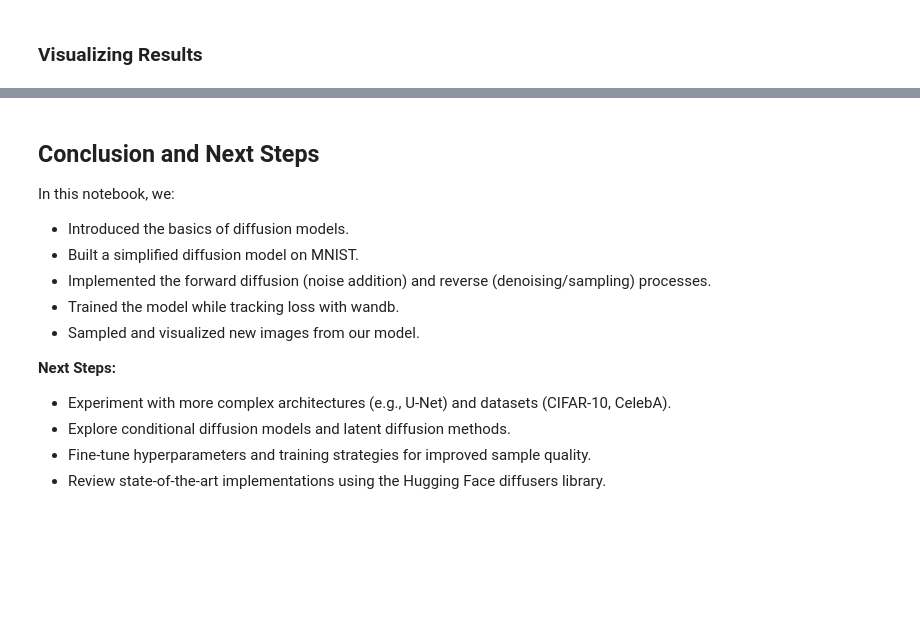
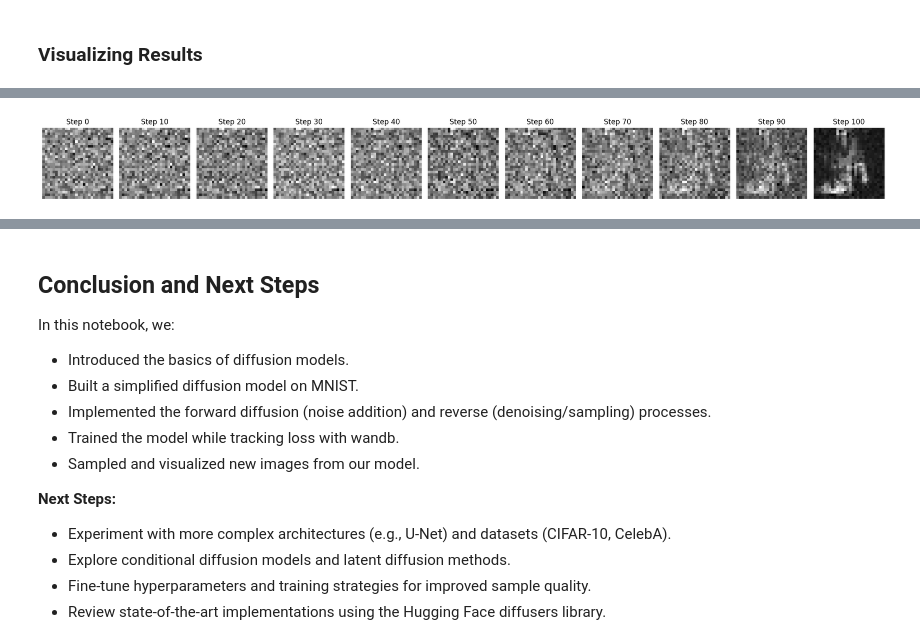
Before and after one commit to hussamalafandi/Generative_AI, a Jupyter notebook: 03/03_diffusion.ipynb, the cells around one changed output, grey strips where cells are left out. Cells and saved outputs as stored; diff of their text form; code cells hidden in the pictures; blank space fills up the shorter version.

Commit message:
Extend U-Net to diffusion settings

```diff
--- a/03/03_diffusion.ipynb
+++ b/03/03_diffusion.ipynb
@@ -272,0 +247,15 @@ def q_sample(x0, t, noise=None):
+# %%
+T = 100  # Diffusion steps
+
+betas = torch.linspace(1e-4, 0.02, T).to(device)  # Noise schedule
+alphas = 1 - betas
+alphas_cumprod = torch.cumprod(alphas, dim=0)
+
+# Function to add noise at timestep t
+def add_noise(x0, t):
+    sqrt_alphas_cumprod = alphas_cumprod[t]**0.5
+    sqrt_one_minus_alphas_cumprod = (1 - alphas_cumprod[t])**0.5
+    epsilon = torch.randn_like(x0)
+    xt = sqrt_alphas_cumprod[:, None, None, None] * x0 + \
+         sqrt_one_minus_alphas_cumprod[:, None, None, None] * epsilon
+    return xt, epsilon
@@ -375,0 +414,41 @@ show_image(sampled_img, title="Sampled Image from Diffusion Model")
+# %%
+@torch.no_grad()
+def sample_image(model, img_shape=(1, 28, 28)):
+    model.eval()
+    x = torch.randn((1, *img_shape)).to(device)
+    images = []
+
+    for t in reversed(range(T)):
+        t_tensor = torch.tensor([t], device=device).float() / (T - 1)
+        predicted_noise = model(x, t_tensor)
+
+        alpha_t = alphas[t]
+        alpha_cumprod_t = alphas_cumprod[t]
+        beta_t = betas[t]
+
+        scale = 1 / alpha_t.sqrt()
+        noise_ratio = beta_t / (1 - alpha_cumprod_t).sqrt()
+        x = scale * (x - noise_ratio * predicted_noise)
+
+        if t > 0:
+            noise = torch.randn_like(x)
+            sigma_t = beta_t.sqrt()
+            x += sigma_t * noise
+
+        if t % 10 == 0 or t == T-1:
+            images.append(x.cpu().numpy()[0,0])
+
+    return images
+
+# Visualize the denoising steps
+sampled_images = sample_image(model)
+
+fig, axes = plt.subplots(1, len(sampled_images), figsize=(20, 5))
+for i, img in enumerate(sampled_images):
+    axes[i].imshow(img, cmap='gray')
+    axes[i].axis('off')
+    axes[i].set_title(f"Step {i * (T // 10)}")
+plt.tight_layout()
+plt.show()
+# %% [output]
+[figure, added]
```
Also changed, not shown: parts of 29 cells of this notebook.
